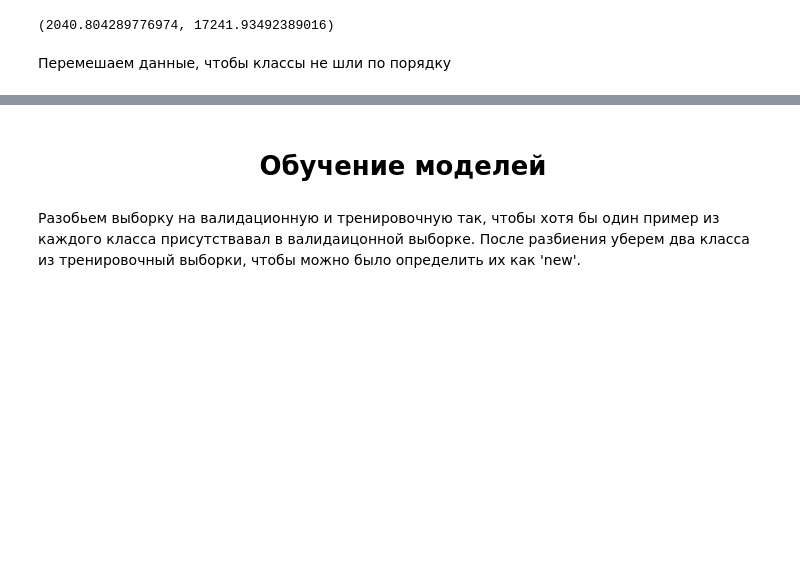
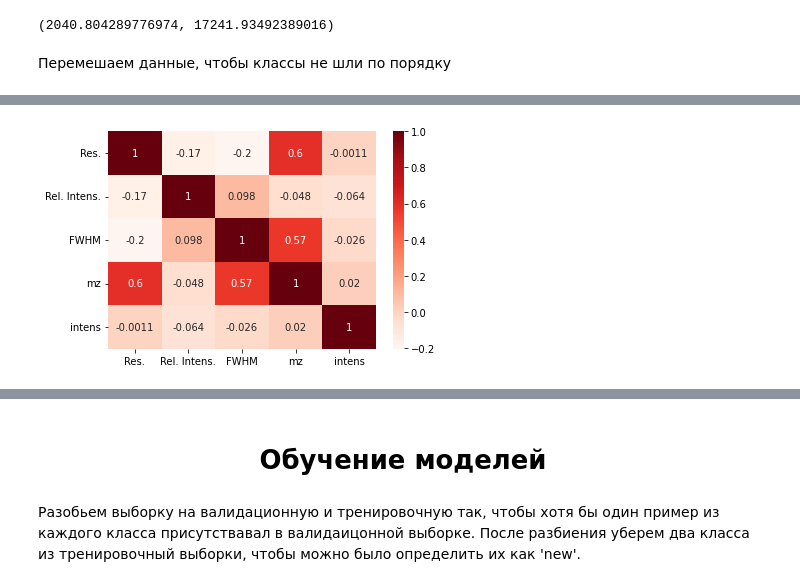
Before and after one commit to matveyspiridonov/AIJourney_2022, a Jupyter notebook: baseline (1).ipynb, the cells around one changed output, grey strips where cells are left out. Saved outputs shown, nothing was run; the diff lists cells and outputs as text; code cells hidden in the pictures; blank space fills up the shorter version.

```diff
--- a/baseline (1).ipynb
+++ b/baseline (1).ipynb
@@ -199,6 +215,10 @@ def prepocess_data(data):
     data['mz'] = data['m/z'].apply(lambda x: [int(x_i // 10) for x_i in x])
     data['intens'] = data.apply(lambda d: create_speactr(d['mz'], d['Rel. Intens.']),
                            axis = 1)
+    data['res'] = data.apply(lambda d: create_speactr(d['mz'], d['Res.']),
+                           axis = 1)
+    data['fwhm'] = data.apply(lambda d: create_speactr(d['mz'], d['FWHM']),
+                           axis = 1)
     return data
 # %%
 train_df = prepocess_data(train_df)
@@ -243,0 +246,3 @@ train_df.head(2)
+# %%
+train_df.loc[:,'FWHM_mean'] = train_df['FWHM'].agg(lambda a : np.mean(a))
+train_df.loc[ : , 'mz_mean'] = train_df['mz'].agg(lambda a : np.mean(a))
@@ -243,0 +255,14 @@ train_df.head(2)
+# %%
+#train_df.groupby('strain').agg({'mz_mean' : lambda a : np.mean(a)})
+FEATURES_list = ['Res.', 'Rel. Intens.', 'FWHM', 'mz', 'intens']
+
+example = train_df[FEATURES_list]\
+         .loc[(train_df.strain == 'Staphilococcus aureus_6 1006')].iloc[0]
+example = pd.DataFrame(list(example)).T
+example.columns = FEATURES_list
+
+cor = example.corr()
+sns.heatmap(cor, annot=True, cmap=plt.cm.Reds)
+plt.show()
+# %% [output]
+[figure, added]
```
Also changed, not shown: parts of 46 cells of this notebook.
